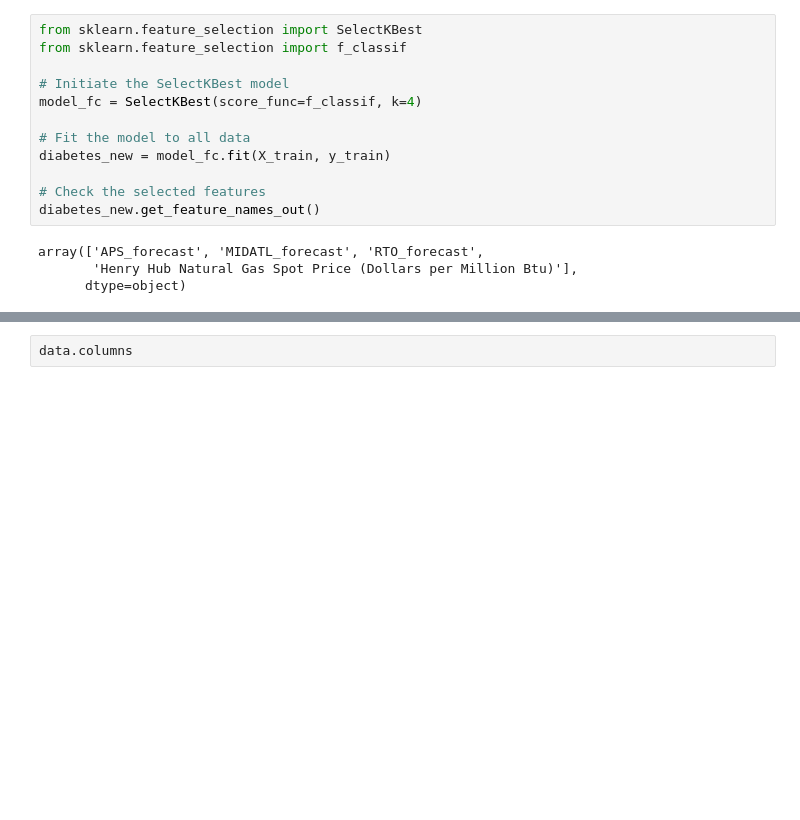
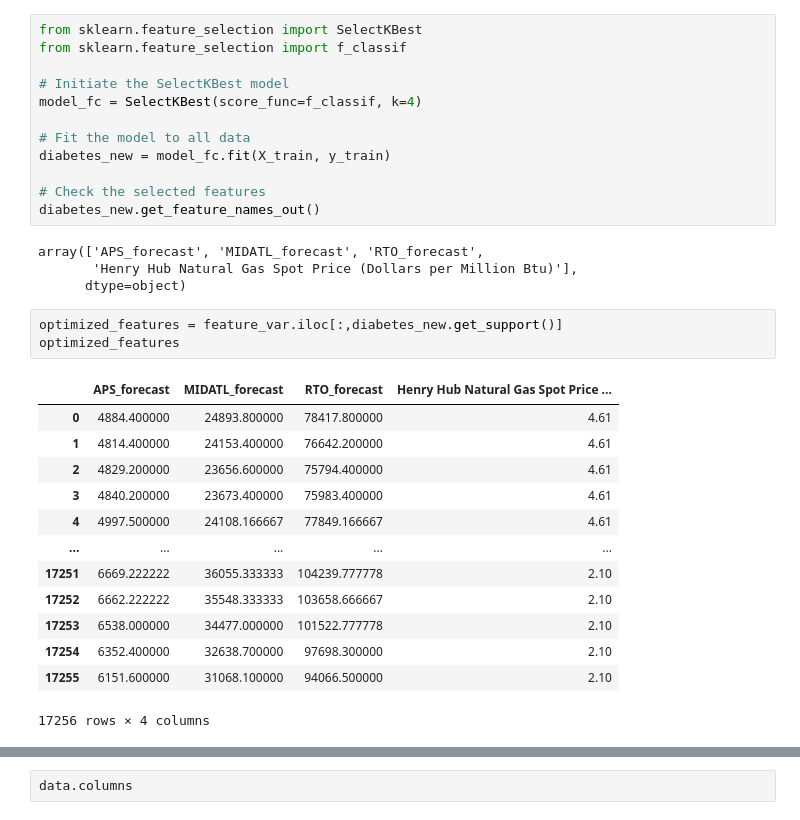
Before and after one commit to MSCI-446-Project-Team/MSCI_446_ML_Course_Project, a Jupyter notebook: Predictions/src/models.ipynb, the cells around one changed output, grey strips where cells are left out. Saved outputs shown, nothing was run; the diff lists cells and outputs as text; blank space fills up the shorter version.

```diff
--- a/Predictions/src/models.ipynb
+++ b/Predictions/src/models.ipynb
@@ -60,3 +57,20 @@ diabetes_new.get_feature_names_out()
 array(['APS_forecast', 'MIDATL_forecast', 'RTO_forecast',
        'Henry Hub Natural Gas Spot Price (Dollars per Million Btu)'],
       dtype=object)
+# %%
+optimized_features = feature_var.iloc[:,diabetes_new.get_support()]
+optimized_features
+# %% [output]
+|  | APS_forecast | MIDATL_forecast | RTO_forecast | Henry Hub Natural Gas Spot Price ... |
+| 0 | 4884.400000 | 24893.800000 | 78417.800000 | 4.61 |
+| 1 | 4814.400000 | 24153.400000 | 76642.200000 | 4.61 |
+| 2 | 4829.200000 | 23656.600000 | 75794.400000 | 4.61 |
+| 3 | 4840.200000 | 23673.400000 | 75983.400000 | 4.61 |
+| 4 | 4997.500000 | 24108.166667 | 77849.166667 | 4.61 |
+| ... | ... | ... | ... | ... |
+| 17251 | 6669.222222 | 36055.333333 | 104239.777778 | 2.10 |
+| 17252 | 6662.222222 | 35548.333333 | 103658.666667 | 2.10 |
+| 17253 | 6538.000000 | 34477.000000 | 101522.777778 | 2.10 |
+| 17254 | 6352.400000 | 32638.700000 | 97698.300000 | 2.10 |
+| 17255 | 6151.600000 | 31068.100000 | 94066.500000 | 2.10 |
+17256 rows × 4 columns
```
Also changed, not shown: parts of 33 cells of this notebook.
